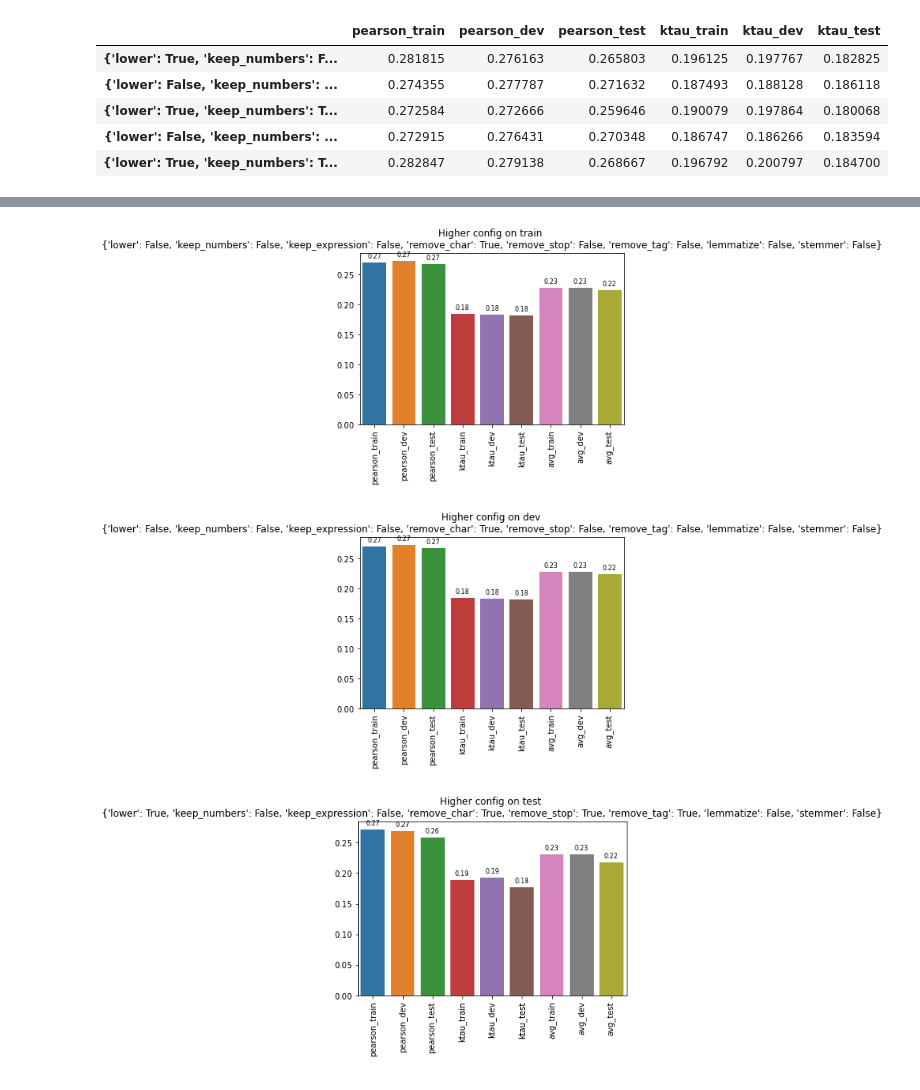
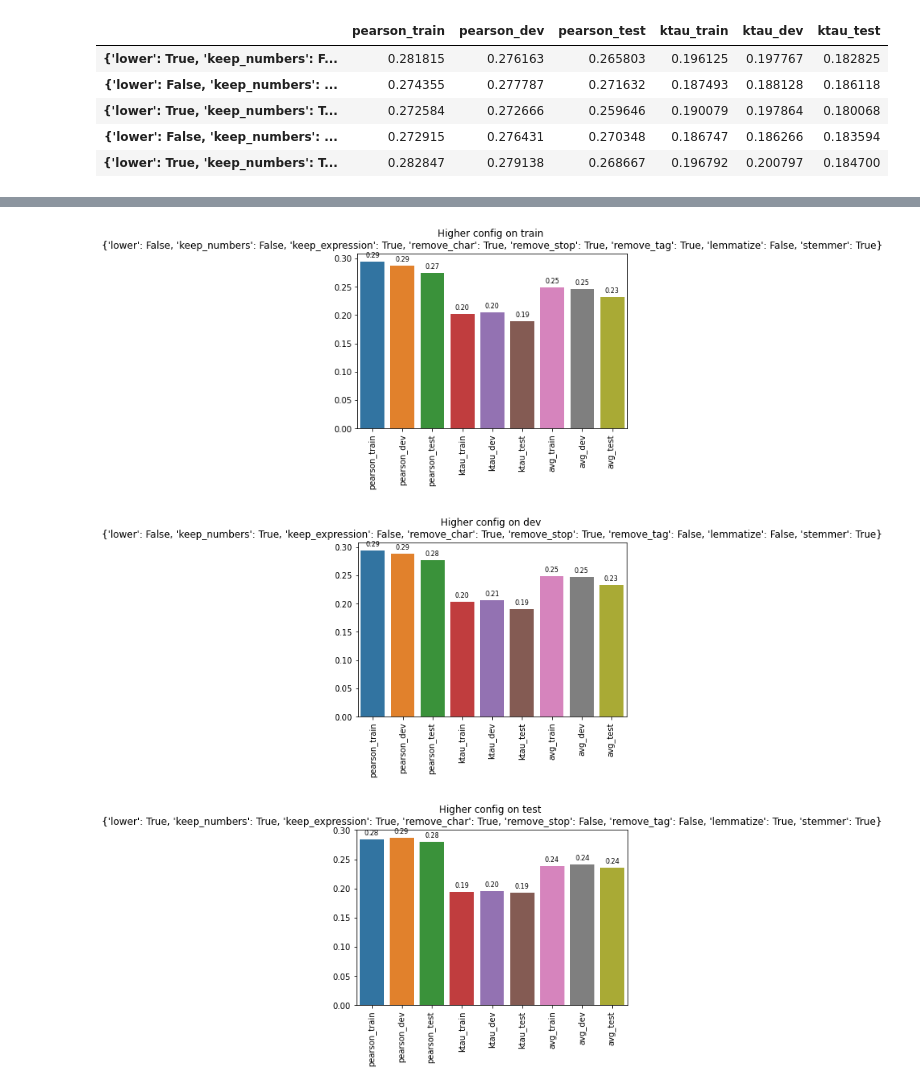
Before and after one commit to LorenzoPigozzi/TM_Project, a Jupyter notebook: Evaluating .ipynb, the cells around one changed output, grey strips where cells are left out. Drawn from its saved outputs; the diff is of its cells as text; code cells hidden in the pictures.

```diff
--- a/Evaluating .ipynb
+++ b/Evaluating .ipynb
@@ -308,25 +308,25 @@ results_df.sort_values('avg_train')
 81 rows × 9 columns
 # %%
 for data_type in ['train', 'dev', 'test']:
-    fig = sns.barplot(results_df.sort_values(f'avg_{data_type}').iloc[0].index,
-                  results_df.sort_values(f'avg_{data_type}').iloc[0].values)
+    fig = sns.barplot(results_df.sort_values(f'avg_{data_type}', ascending = False).iloc[0].index,
+                  results_df.sort_values(f'avg_{data_type}', ascending = False).iloc[0].values)
     # Iterrating over the bars one-by-one
     for bar in fig.patches:
       # Using Matplotlib's annotate function and
       # passing the coordinates where the annotation shall be done
       # x-coordinate: bar.get_x() + bar.get_width() / 2
       # y-coordinate: bar.get_height()
       # free space to be left to make graph pleasing: (0, 8)
       # ha and va stand for the horizontal and vertical alignment
         fig.annotate(format(bar.get_height(), '.2f'),
                        (bar.get_x() + bar.get_width() / 2,
                         bar.get_height()), ha='center', va='center',
                        size=8, xytext=(0, 8),
                        textcoords='offset points')
     fig.set_xticklabels(fig.get_xticklabels(),rotation=90)
-    fig.set_title(f'Higher config on {data_type} \n' + results_df.sort_values(f'avg_{data_type}').index[0])
+    fig.set_title(f'Higher config on {data_type} \n' + results_df.sort_values(f'avg_{data_type}', ascending = False).index[0])
     plt.show()
 # %% [output]
-[figure, old version]
+[figure, new version]
-[figure, old version]
+[figure, new version]
-[figure, old version]
+[figure, new version]
```
Also changed, not shown: parts of 4 cells of this notebook, 1 other file.
